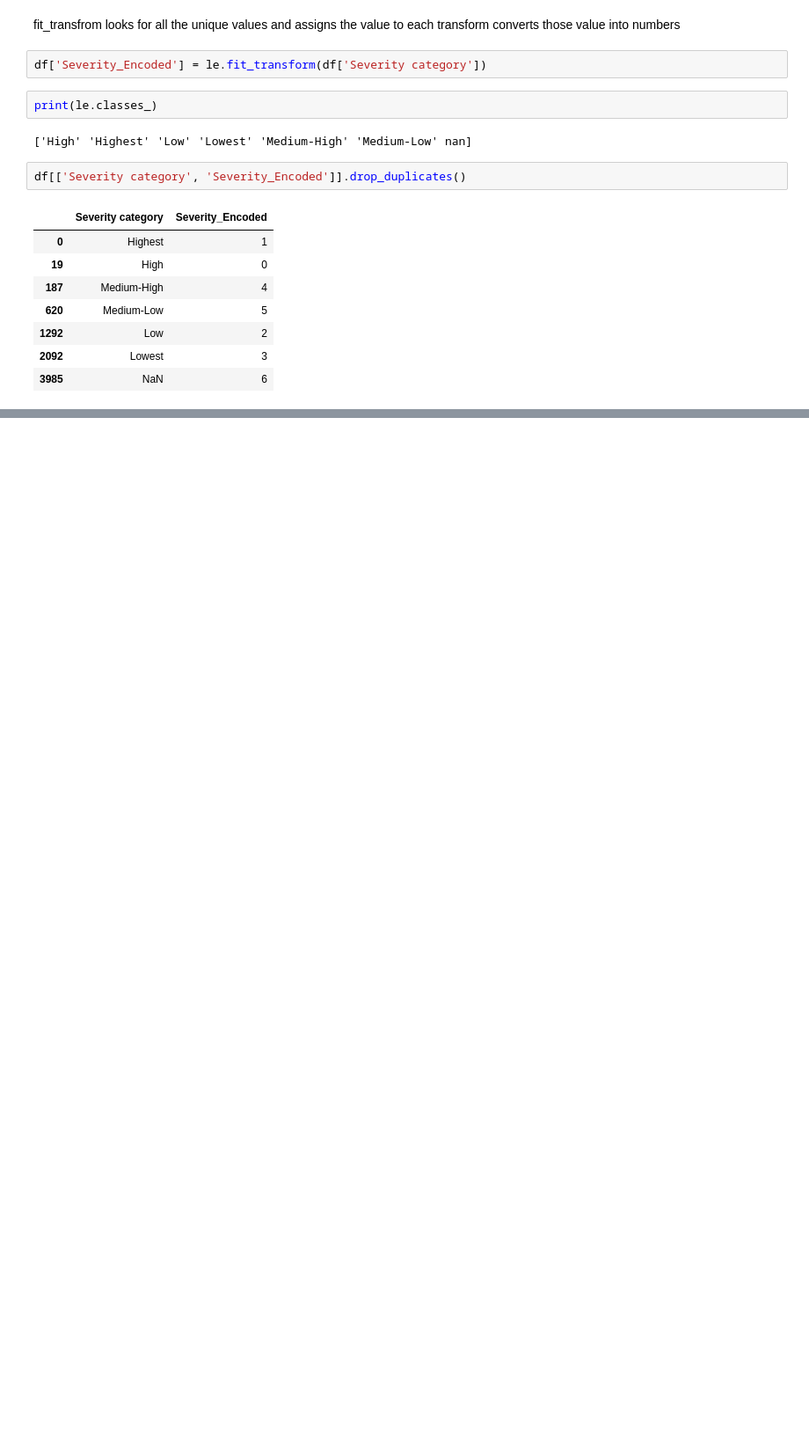
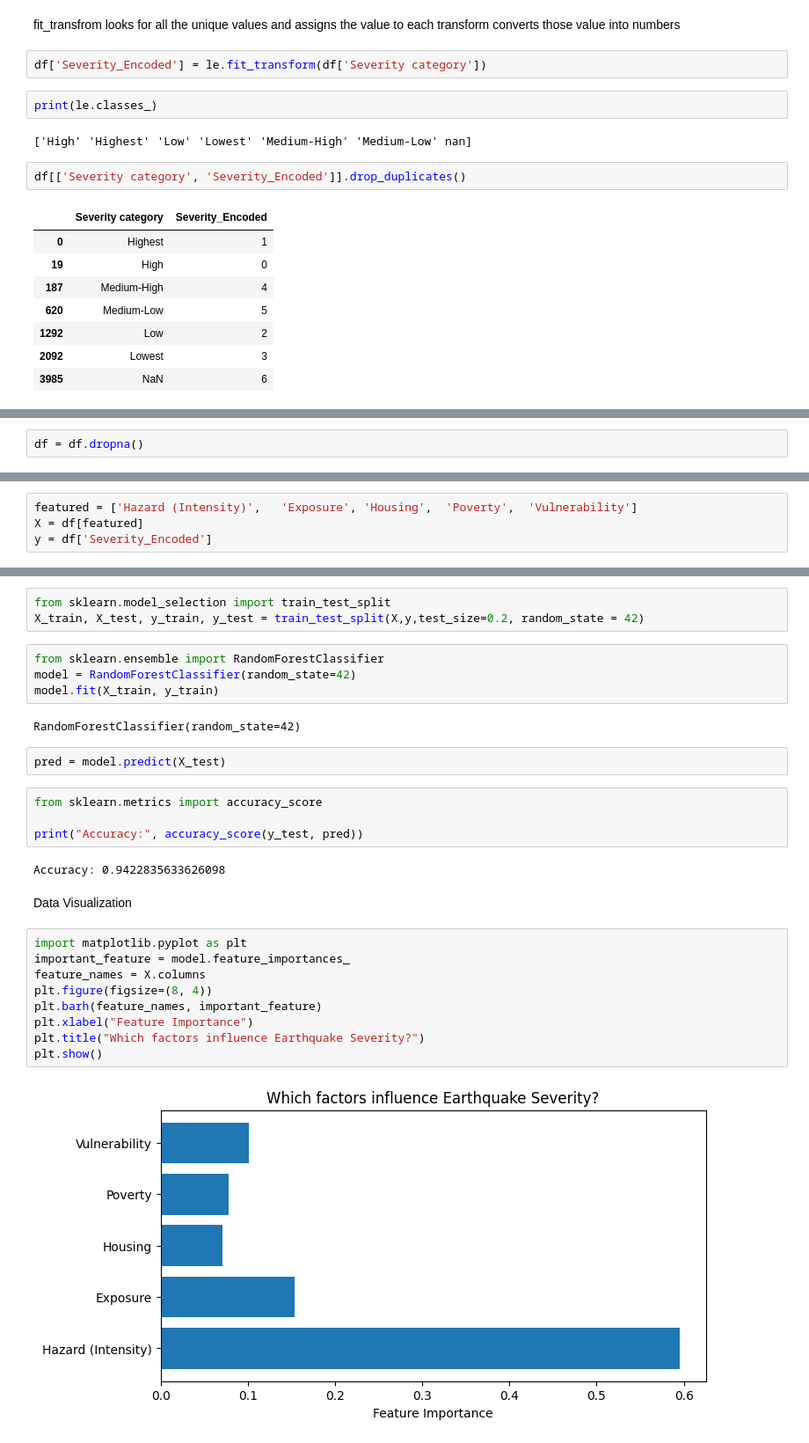
Before and after one commit to Prasamsha0/Earthquake-Damage-prediction, a Jupyter notebook: ML1.ipynb, the cells around one changed output, grey strips where cells are left out. Shown at 88% size. Saved outputs shown, nothing was run; the diff lists cells and outputs as text; blank space fills up the shorter version.

```diff
--- a/ML1.ipynb
+++ b/ML1.ipynb
@@ -98,0 +119,2 @@ df[['Severity category', 'Severity_Encoded']].drop_duplicates()
+# %%
+df = df.dropna()
@@ -98,0 +178,4 @@ df[['Severity category', 'Severity_Encoded']].drop_duplicates()
+# %%
+featured = ['Hazard (Intensity)',	'Exposure',	'Housing',	'Poverty',	'Vulnerability']
+X = df[featured]
+y = df['Severity_Encoded']
@@ -98,0 +188,30 @@ df[['Severity category', 'Severity_Encoded']].drop_duplicates()
+# %%
+from sklearn.model_selection import train_test_split
+X_train, X_test, y_train, y_test = train_test_split(X,y,test_size=0.2, random_state = 42)
+# %%
+from sklearn.ensemble import RandomForestClassifier
+model = RandomForestClassifier(random_state=42)
+model.fit(X_train, y_train)
+# %% [output]
+RandomForestClassifier(random_state=42)
+# %%
+pred = model.predict(X_test)
+# %%
+from sklearn.metrics import accuracy_score
+
+print("Accuracy:", accuracy_score(y_test, pred))
+# %% [output]
+Accuracy: 0.9422835633626098
+# %% [markdown]
+Data Visualization
+# %%
+import matplotlib.pyplot as plt
+important_feature = model.feature_importances_
+feature_names = X.columns
+plt.figure(figsize=(8, 4))
+plt.barh(feature_names, important_feature)
+plt.xlabel("Feature Importance")
+plt.title("Which factors influence Earthquake Severity?")
+plt.show()
+# %% [output]
+[figure, added]
```
Also changed, not shown: parts of 10 cells of this notebook.
